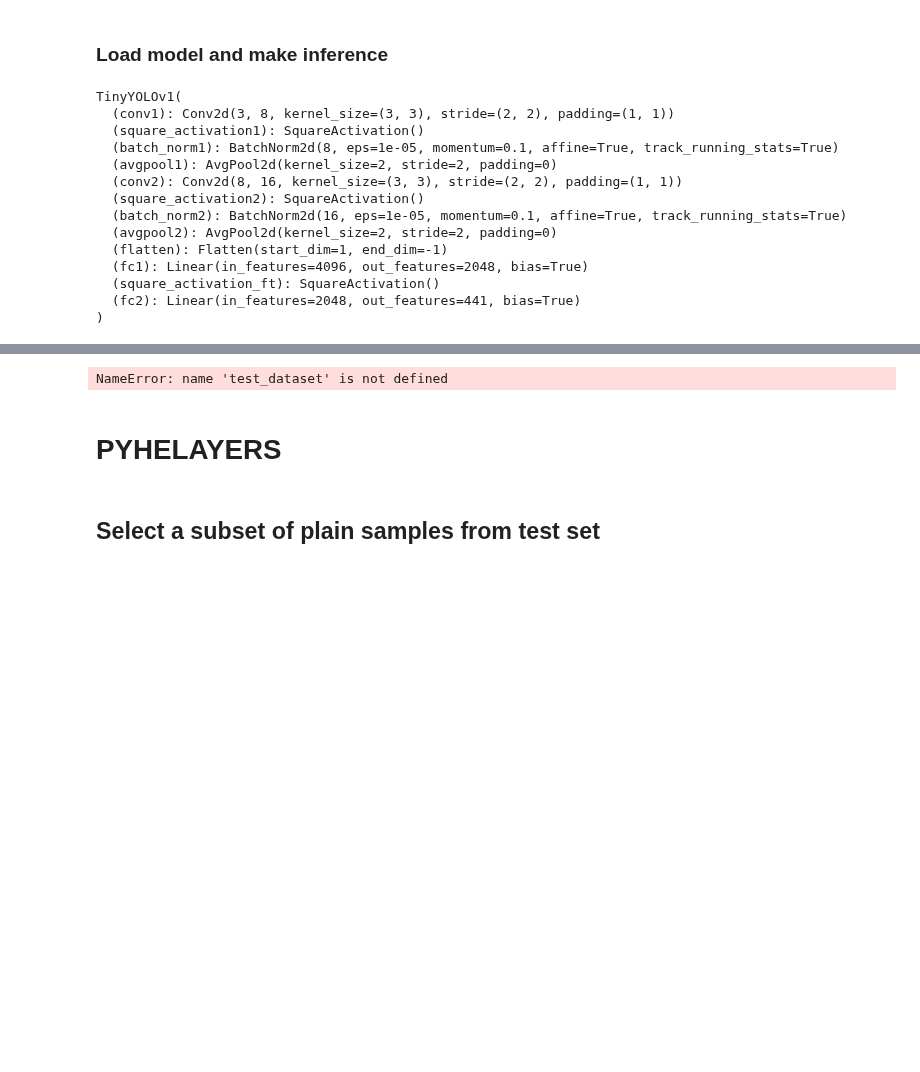
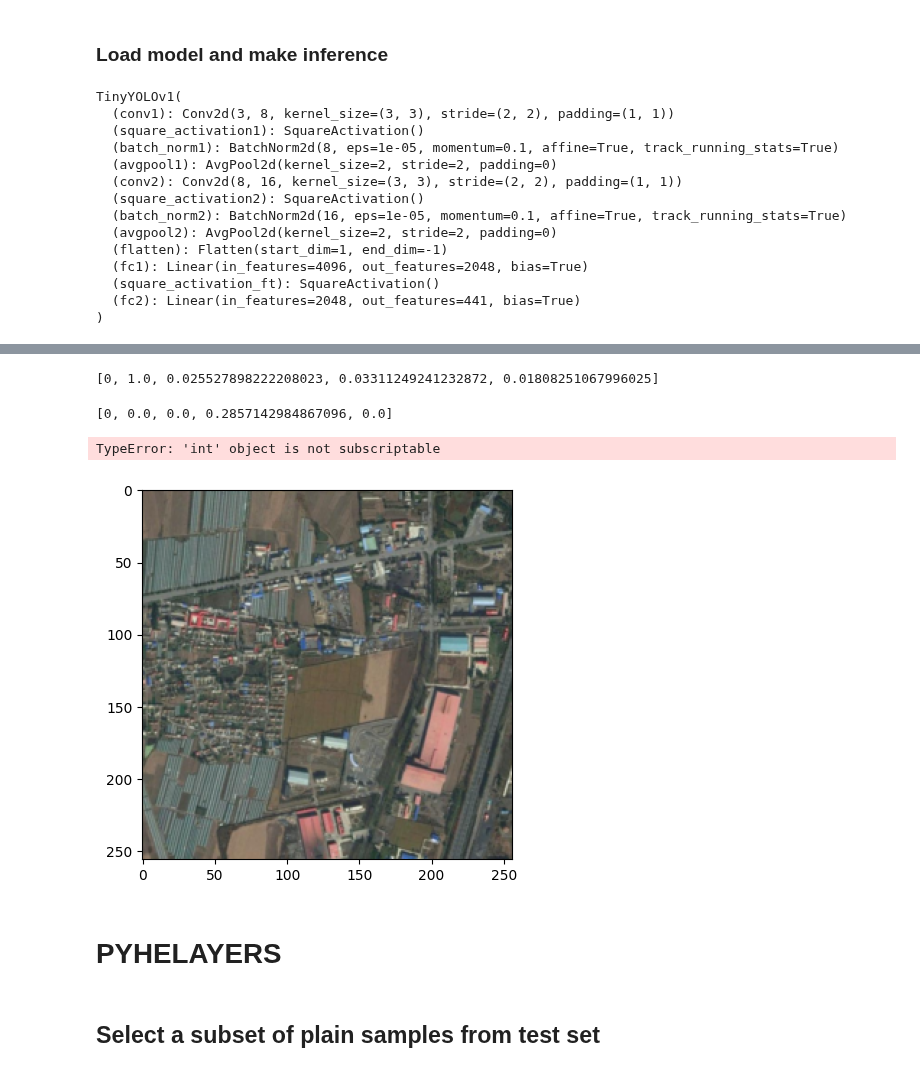
Before and after one commit to salvatorebuono02/ObjDct_Repo, a Jupyter notebook: FOMO.ipynb, the cells around one changed output, grey strips where cells are left out. Cells and saved outputs as stored; diff of their text form; code cells hidden in the pictures; blank space fills up the shorter version.

```diff
--- a/FOMO.ipynb
+++ b/FOMO.ipynb
@@ -165,3 +182,29 @@ def mean_class_score(pred_classes, true_classes):
+# %%
+def non_max_suppression(centers, threshold, distance_threshold):
+
+    assert type(centers) == list
+    centers = [center for center in centers if center[1]>threshold]
+    centers = sorted(centers, key=lambda x: x[1], reverse=True)
+    centers_after_nms = []
+
+    while centers:
+        current_center = centers.pop(0)
+
+        centers = [
+            center
+            for center in centers
+            if center[0] != current_center[0]
+            or euclidean_distance(
+                torch.tensor(current_center[2:]),
+                torch.tensor(center[2:])
+            )
+            < distance_threshold
+
+        ]
+
+        centers_after_nms.append(current_center)
+
+    return centers_after_nms
 # %% [markdown]
 ### Get and convert centers
 # %%
@@ -169,6 +212,8 @@ def get_bboxes(
     loader,
     model,
     device="cuda",
+    threshold=0.5,
+    distance_threshold=0.1,
 ):
     all_pred_centers = []
     all_true_centers = []
@@ -180,6 +225,7 @@ def get_bboxes(
     for batch_idx, (x, labels) in enumerate(loader):
         x = x.to(device)
         labels = labels.to(device)
+
         with torch.no_grad():
             predictions = model(x)
 
@@ -188,11 +234,18 @@ def get_bboxes(
         pred_centers = cellcenters_to_centers(predictions)
 
         for idx in range(batch_size):
-            for center in pred_centers[idx]:
+            nms_centers= non_max_suppression(
+                pred_centers[idx],
+                threshold=threshold,
+                distance_threshold=distance_threshold,
+            )
+
+            for center in nms_centers:
                 all_pred_centers.append([train_idx] + center)
 
             for center in true_centers[idx]:
-                all_true_centers.append([train_idx] + center)
+                if center[1] > threshold:
+                    all_true_centers.append([train_idx] + center)
 
             train_idx += 1
 
@@ -560,7 +612,7 @@ torch.save(model.state_dict(), "fomo.pth")
 # %% [markdown]
 ### Load test set
 # %%
-files_dir='one_class_dataset'
+files_dir='three_class_dataset'
 
 test_dataset = DiorDataset(
     root_dir=files_dir,
@@ -618,28 +669,37 @@ Train Mean Class Score: 0.37457293298225863
+# %%
+pred_boxes[0]
+# %% [output]
+[0, 1.0, 0.025527898222208023, 0.03311249241232872, 0.01808251067996025]
+# %%
+target_boxes[0]
+# %% [output]
+[0, 0.0, 0.0, 0.2857142984867096, 0.0]
 # %%
 # Get the first image and its corresponding predicted and target boxes
 image,_ = test_dataset[0]
 
 # Plot the image
 plt.imshow(image.permute(1, 2, 0))
 
 # Plot the predicted boxes
 for box in pred_boxes[0]:
-    class_label = box[0]
+    class_label = box
     x, y = box[1:3]  # Update to only use x and y coordinates
     plt.scatter(x, y, color='r')
     plt.text(x, y, f'{class_label}', color='r')
 
 # Plot the target boxes
 for box in target_boxes[0]:
     class_label = box[0]
     x, y = box[1:3]  # Update to only use x and y coordinates
     plt.scatter(x, y, color='g')
     plt.text(x, y, f'{class_label}', color='g')
 
 # Show the plot
 plt.show()
 # %% [output]
-NameError: name 'test_dataset' is not defined
+TypeError: 'int' object is not subscriptable
+[figure, added]
 # %%
 # sample = torch.rand(1, 3, 256, 256)
 # model.eval()
```
Also changed, not shown: parts of 9 cells of this notebook.
